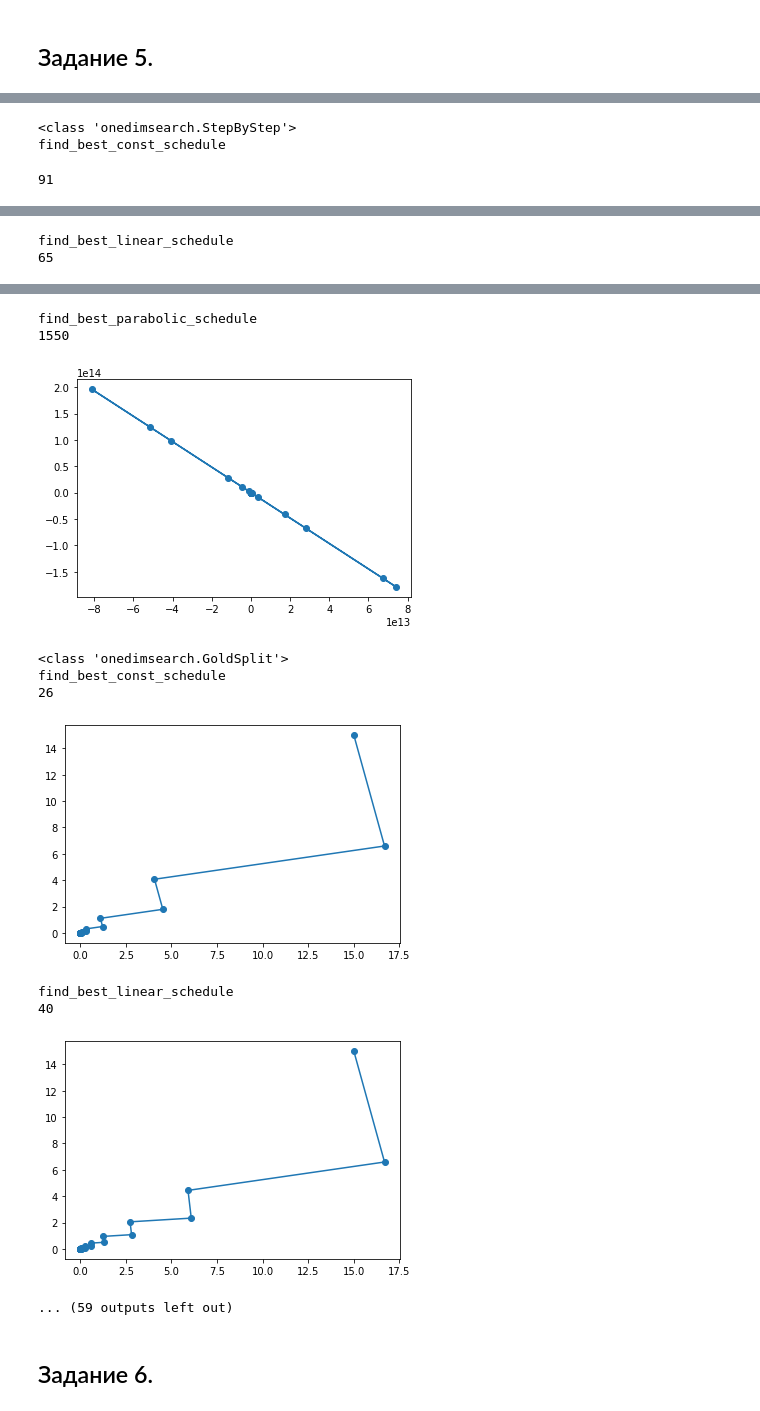
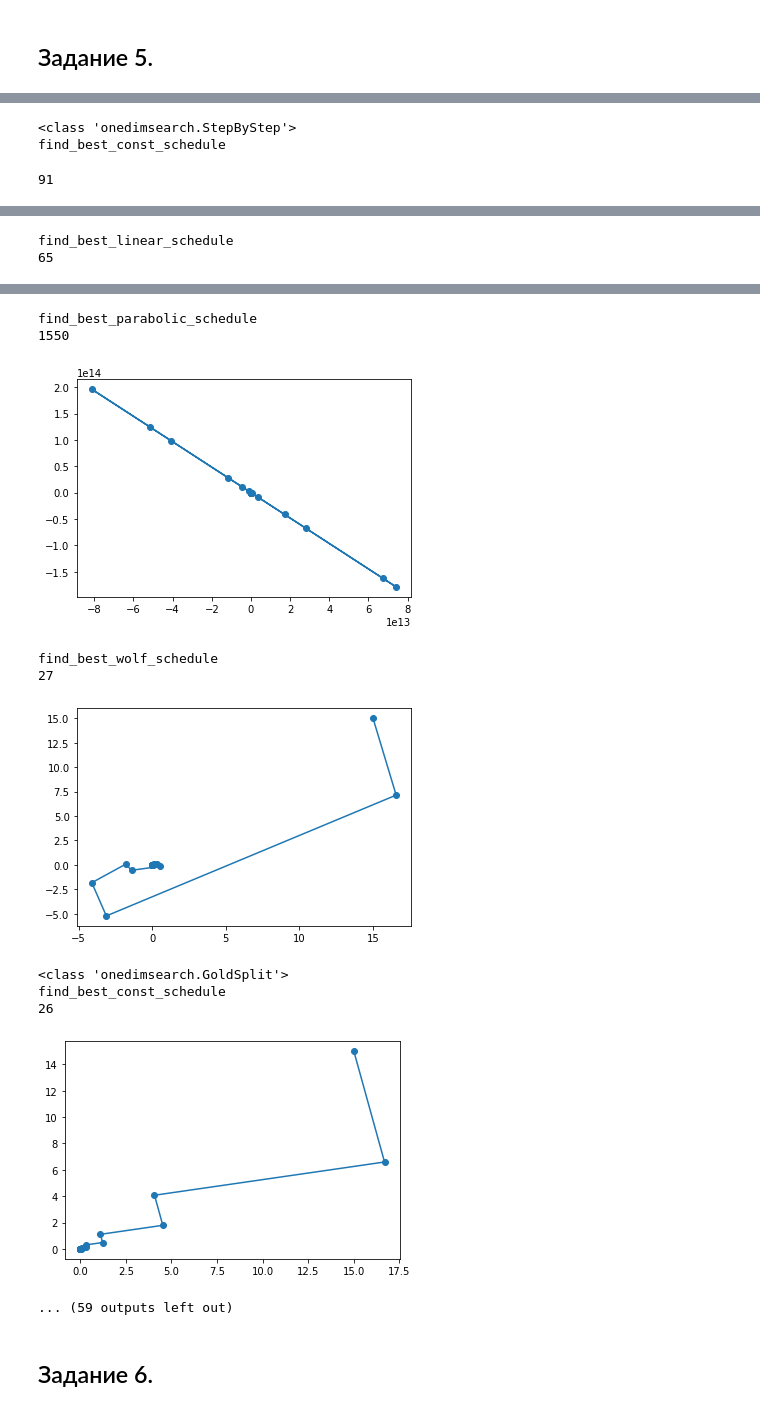
Before and after one commit to alexanderlvarfolomeev/meth-opt-1, a Jupyter notebook: methopts-01.ipynb, the cells around one changed output, grey strips where cells are left out. Saved outputs shown, nothing was run; the diff lists cells and outputs as text; code cells hidden in the pictures.

```diff
--- a/methopts-01.ipynb
+++ b/methopts-01.ipynb
@@ -99,43 +99,43 @@ for _ in range(2):
 
 for g in graphics:
     g.draw()
-    for search_method in [onedimsearch.StepByStep(), onedimsearch.GoldSplit(), onedimsearch.WolfeCondition()]:
+    for search_method in [onedimsearch.StepByStep(), onedimsearch.GoldSplit()]:
         print(search_method.__class__)
         for type_best in [gradient.find_best_const_schedule, gradient.find_best_linear_schedule,
-                          gradient.find_best_parabolic_schedule]:
+                          gradient.find_best_parabolic_schedule, gradient.find_best_wolf_schedule]:
             print(type_best.__name__)
             best = gradient.binary_rises(
                 g,
                 search_method,
                 1e-5,
                 np.array([15, 15]),
                 10000,
                 type_best
             )
             if best is None:
                 continue
             points = gradient.gradient_steps(g, best, search_method, 10000, 1e-5, np.array([15, 15]))
             print(points.shape[0])
-            drawing.draw_steps(points, True, g)
+            drawing.draw_steps(points, False, g)
 # %% [output]
 [figure]
 <class 'onedimsearch.StepByStep'>
 find_best_const_schedule
 91
 [figure]
 find_best_linear_schedule
 65
 [figure]
 find_best_parabolic_schedule
 1550
 [figure]
-<class 'onedimsearch.GoldSplit'>
-find_best_const_schedule
-26
+find_best_wolf_schedule
+27
-[figure, old version]
+[figure, new version]
-find_best_linear_schedule
-40
+<class 'onedimsearch.GoldSplit'>
+find_best_const_schedule
+26
-[figure, old version]
+[figure, new version]
 ... (59 outputs left out)
 # %% [markdown]
 ## Задание 6.
```
Also changed, not shown: parts of 1 cell of this notebook, 4 other files.
